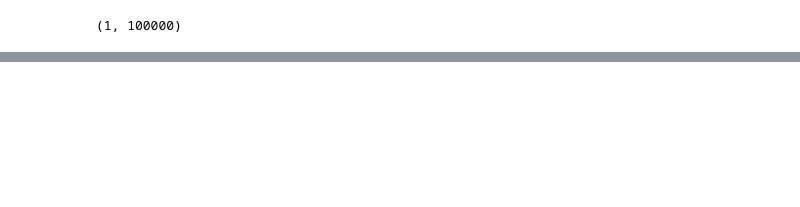
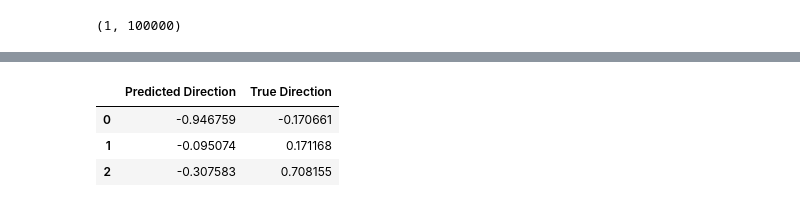
Before and after one commit to DotBion/brain-fibers, a Jupyter notebook: run_1.ipynb, the cells around one changed output, grey strips where cells are left out. Saved outputs shown, nothing was run; the diff lists cells and outputs as text; code cells hidden in the pictures; blank space fills up the shorter version.

```diff
--- a/run_1.ipynb
+++ b/run_1.ipynb
@@ -194,0 +302,4 @@ mat_contents['voxt']['directions'].shape
+# %%
+odf = mat_contents['odf']
+odf_vertices = mat_contents['odf_vertices']
+voxt = mat_contents['voxt']
@@ -194,0 +383,4 @@ mat_contents['voxt']['directions'].shape
+# %%
+i = 0  # voxel index
+#plot_odf_sphere(odf[i], odf_vertices.T, fibers=voxt[i][1])
+plot_odf_sphere(odf[i], odf_vertices.T[:321], fibers=voxt[i][1])
@@ -194,0 +1078,2 @@ mat_contents['voxt']['directions'].shape
+# %%
+btable = mat_contents['b_table']
@@ -214,0 +1792,9 @@ array([[(array([[2]], dtype=uint8), array([[-2.55447576, -0.16124779],
+# %%
+true_directions = []
+
+for i in range(100000):
+    el, az = mat_contents['voxt'][0][i][1][0][0], mat_contents['voxt'][0][i][1][0][1]
+    x = cos(el) * sin(az)
+    y = sin(el) * sin(az)
+    z = sin(el)
+    true_directions.append([x, y, z])
@@ -214,0 +1813,68 @@ array([[(array([[2]], dtype=uint8), array([[-2.55447576, -0.16124779],
+# %%
+# Assume true_directions and transformer_tokens are already defined as:
+# - true_directions: list of [x, y, z] vectors (length 100000)
+# - transformer_tokens: torch.Tensor of shape (100000, 271, 4 or 5)
+
+import torch
+from torch.utils.data import TensorDataset, DataLoader
+import torch.nn as nn
+import torch.nn.functional as F
+import pandas as pd # Import pandas if not already imported
+from IPython.display import display # Import display if not already imported
+
+# Convert true_directions to tensor
+gt_dirs_tensor = torch.tensor(true_directions, dtype=torch.float32)
+
+# Prepare Dataset
+dataset = TensorDataset(transformer_tokens, gt_dirs_tensor)
+dataloader = DataLoader(dataset, batch_size=64, shuffle=True)
+
+# Define Transformer model
+class FiberTransformer(nn.Module):
+    def __init__(self, input_dim=5, d_model=64, nhead=4, num_layers=2):
+        super().__init__()
+        self.input_proj = nn.Linear(input_dim, d_model)
+        encoder_layer = nn.TransformerEncoderLayer(d_model, nhead, batch_first=True)
+        self.transformer = nn.TransformerEncoder(encoder_layer, num_layers)
+        self.out_proj = nn.Linear(d_model, 3)
+
+    def forward(self, x):
+        x = self.input_proj(x)
+        x = self.transformer(x)
+        x = x.mean(dim=1)
+        return F.normalize(self.out_proj(x), dim=-1)
+
+# Angular loss function
+def angular_loss(pred, target):
+    pred = F.normalize(pred, dim=-1)
+    target = F.normalize(target, dim=-1)
+    dot = (pred * target).sum(dim=-1).clamp(-1.0, 1.0)
+    return torch.acos(dot.abs()).mean()
+
+# Initialize model and optimizer
+# Get the device
+device = torch.device("cuda" if torch.cuda.is_available() else "cpu")
+input_dim = transformer_tokens.shape[-1]
+model = FiberTransformer(input_dim=input_dim).to(device) # Move model to device
+optimizer = torch.optim.Adam(model.parameters(), lr=1e-3)
+
+# Run one training step and return output for inspection
+# Move data batch to the device
+x_batch, y_batch = next(iter(dataloader))
+x_batch = x_batch.to(device)
+y_batch = y_batch.to(device)
+
+output = model(x_batch)
+loss = angular_loss(output, y_batch)
+optimizer.zero_grad()
+loss.backward()
+optimizer.step()
+
+# Replace ace_tools display with standard pandas/IPython display
+result_df = pd.DataFrame({
+    "Predicted Direction": output[0].detach().cpu().numpy(), # Move tensor back to CPU for numpy conversion
+    "True Direction": y_batch[0].detach().cpu().numpy() # Move tensor back to CPU for numpy conversion
+})
+print("Transformer Prediction Sample:")
+display(result_df)
+# %% [output]
@@ -214,0 +1882,4 @@ array([[(array([[2]], dtype=uint8), array([[-2.55447576, -0.16124779],
+|  | Predicted Direction | True Direction |
+| 0 | -0.946759 | -0.170661 |
+| 1 | -0.095074 | 0.171168 |
+| 2 | -0.307583 | 0.708155 |
```
Also changed, not shown: parts of 71 cells of this notebook.
